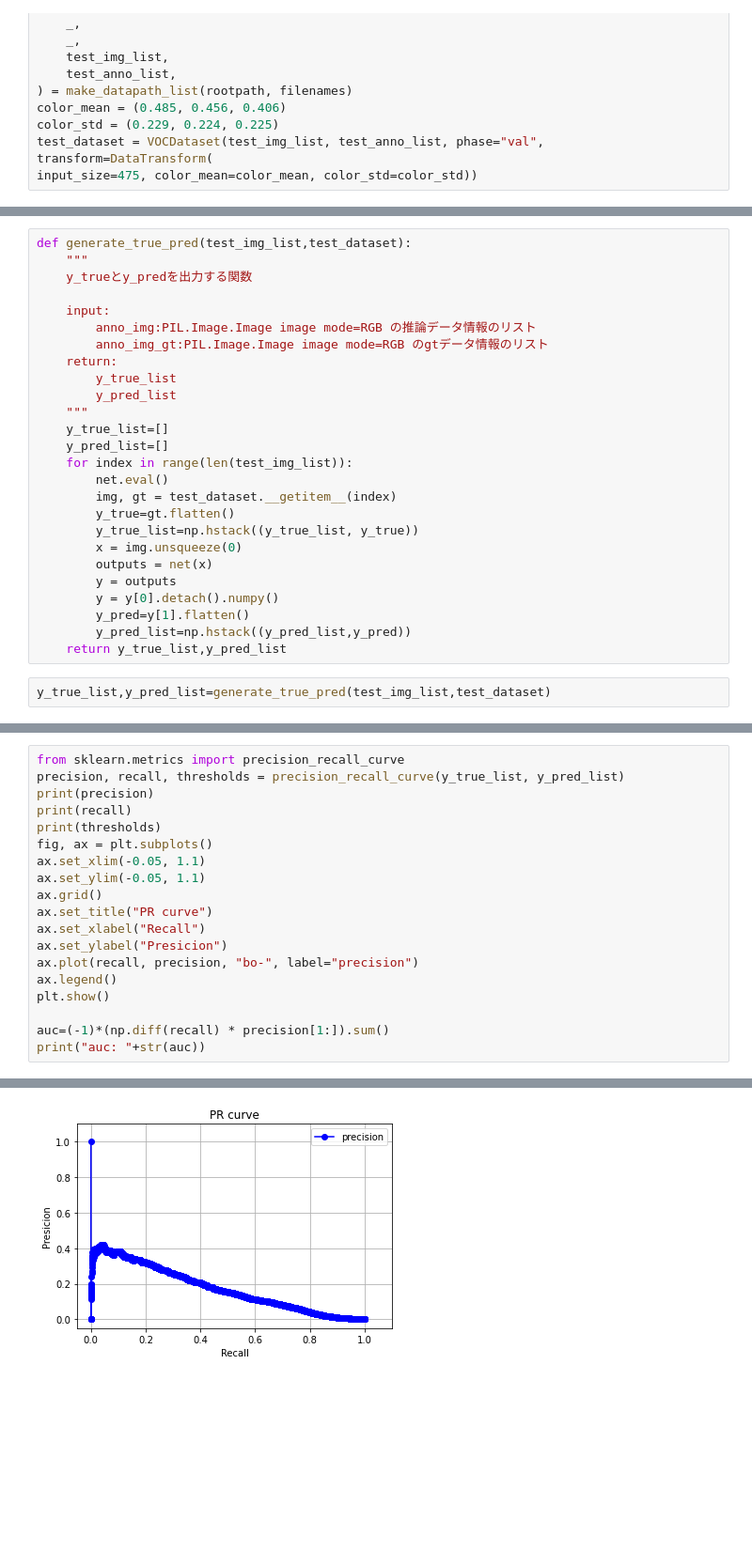
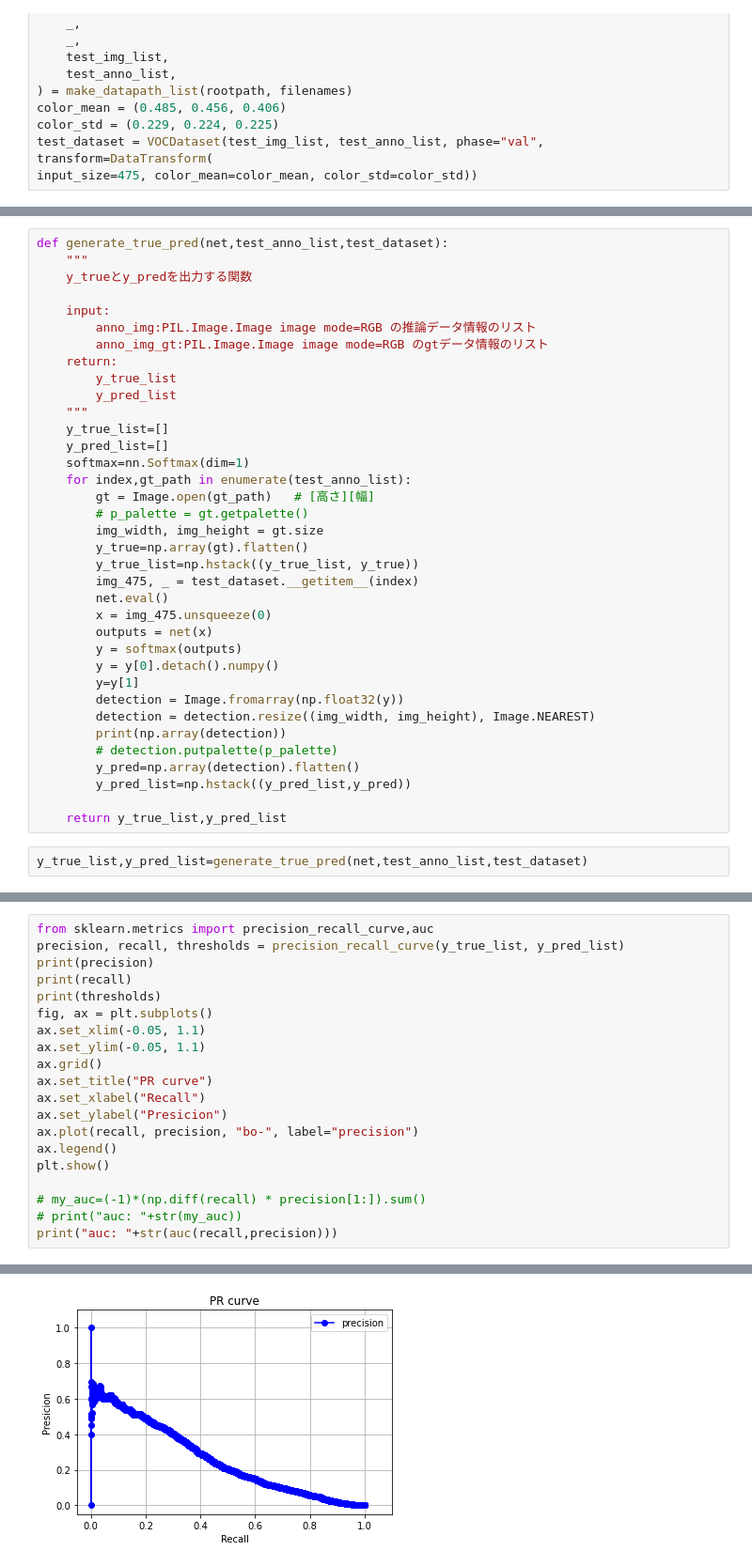
Before and after one commit to Nishikawa-coder/Segmentation_UNet, a Jupyter notebook: inference.ipynb, the cells around one changed output, grey strips where cells are left out. Shown: that part at 94% size. Cells and saved outputs as stored; diff of their text form; blank space fills up the shorter version.

```diff
--- a/inference.ipynb
+++ b/inference.ipynb
@@ -115,5 +99,5 @@ KeyboardInterrupt:
 # %%
-def generate_true_pred(test_img_list,test_dataset):
+def generate_true_pred(net,test_anno_list,test_dataset):
     """
     y_trueとy_predを出力する関数
 
@@ -126,18 +110,28 @@ def generate_true_pred(test_img_list,test_dataset):
     """
     y_true_list=[]
     y_pred_list=[]
-    for index in range(len(test_img_list)):
+    softmax=nn.Softmax(dim=1)
+    for index,gt_path in enumerate(test_anno_list):
+        gt = Image.open(gt_path)   # [高さ][幅]
+        # p_palette = gt.getpalette()
+        img_width, img_height = gt.size
+        y_true=np.array(gt).flatten()
+        y_true_list=np.hstack((y_true_list, y_true))
+        img_475, _ = test_dataset.__getitem__(index)
         net.eval()
-        img, gt = test_dataset.__getitem__(index)
-        y_true=gt.flatten()
-        y_true_list=np.hstack((y_true_list, y_true))
-        x = img.unsqueeze(0)
+        x = img_475.unsqueeze(0)
         outputs = net(x)
-        y = outputs
+        y = softmax(outputs)
         y = y[0].detach().numpy()
-        y_pred=y[1].flatten()
+        y=y[1]
+        detection = Image.fromarray(np.float32(y))
+        detection = detection.resize((img_width, img_height), Image.NEAREST)
+        print(np.array(detection))
+        # detection.putpalette(p_palette)
+        y_pred=np.array(detection).flatten()
         y_pred_list=np.hstack((y_pred_list,y_pred))
+
     return y_true_list,y_pred_list
 # %%
-y_true_list,y_pred_list=generate_true_pred(test_img_list,test_dataset)
+y_true_list,y_pred_list=generate_true_pred(net,test_anno_list,test_dataset)
 # %% [output]
@@ -148,5 +155,5 @@ KeyboardInterrupt:
 # %%
-from sklearn.metrics import precision_recall_curve
+from sklearn.metrics import precision_recall_curve,auc
 precision, recall, thresholds = precision_recall_curve(y_true_list, y_pred_list)
 print(precision)
 print(recall)
@@ -162,6 +169,7 @@ ax.plot(recall, precision, "bo-", label="precision")
 ax.legend()
 plt.show()
 
-auc=(-1)*(np.diff(recall) * precision[1:]).sum()
-print("auc: "+str(auc))
+# my_auc=(-1)*(np.diff(recall) * precision[1:]).sum()
+# print("auc: "+str(my_auc))
+print("auc: "+str(auc(recall,precision)))
 # %% [output]
@@ -173 +182 @@ print("auc: "+str(auc))
-[figure, old version]
+[figure, new version]
```
Also changed, not shown: parts of 8 cells of this notebook, 1 other file.
